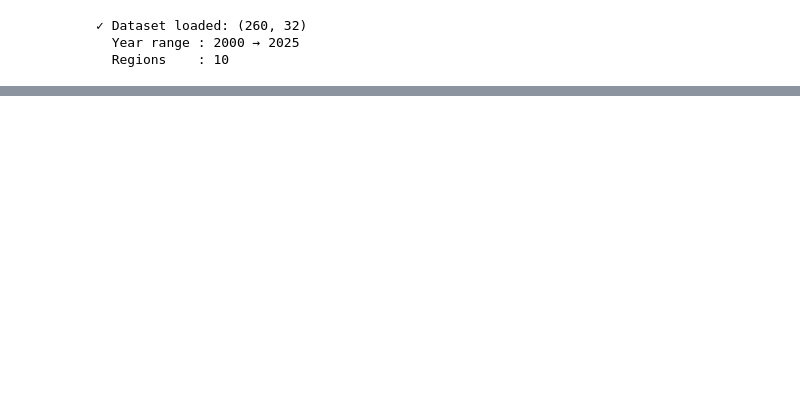
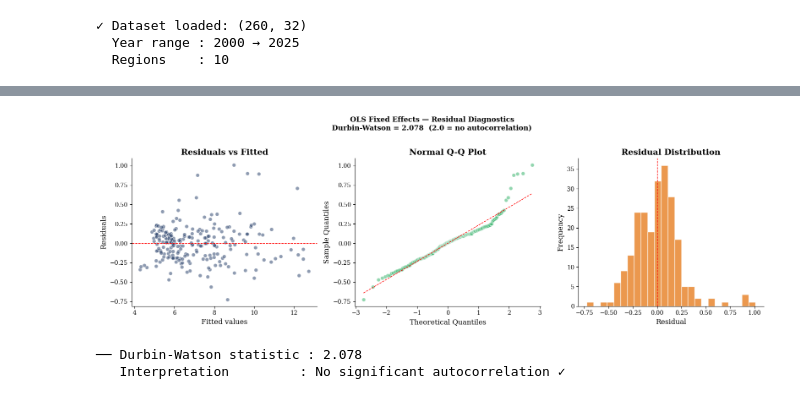
Before and after one commit to koinchsushan/houseAffordabilityDSS, a Jupyter notebook: notebooks/03_models.ipynb, the cells around one changed output, grey strips where cells are left out. Drawn from its saved outputs; the diff is of its cells as text; code cells hidden in the pictures; blank space fills up the shorter version.

```diff
--- a/notebooks/03_models.ipynb
+++ b/notebooks/03_models.ipynb
@@ -602,0 +467,70 @@ print("✓ model_predictions.csv saved")
+# %%
+# ============================================================
+# CELL 9 — Residual diagnostics: OLS Fixed Effects
+#
+# Required for academic reporting of OLS models.
+# Tests four OLS assumptions:
+#   1. Linearity      — residuals vs fitted (no pattern)
+#   2. Normality      — Q-Q plot (points on diagonal)
+#   3. Homoscedasticity — scale-location (flat line)
+#   4. No autocorrelation — Durbin-Watson statistic
+# ============================================================
+
+residuals = y - y_pred_fe
+fitted    = y_pred_fe
+
+fig, axes = plt.subplots(1, 3, figsize=(16, 5))
+
+# Panel 1: Residuals vs Fitted
+axes[0].scatter(fitted, residuals, alpha=0.5,
+                color='#1F3864', edgecolors='white', s=40)
+axes[0].axhline(y=0, color='red', linestyle='--', linewidth=1)
+axes[0].set_title('Residuals vs Fitted', fontweight='bold')
+axes[0].set_xlabel('Fitted values')
+axes[0].set_ylabel('Residuals')
+
+# Panel 2: Q-Q Plot
+from scipy import stats
+(osm, osr), (slope, intercept, r) = stats.probplot(residuals)
+axes[1].scatter(osm, osr, alpha=0.5, color='#27AE60',
+                edgecolors='white', s=40)
+axes[1].plot(osm, slope*np.array(osm)+intercept,
+             'r--', linewidth=1)
+axes[1].set_title('Normal Q-Q Plot', fontweight='bold')
+axes[1].set_xlabel('Theoretical Quantiles')
+axes[1].set_ylabel('Sample Quantiles')
+
+# Panel 3: Residual histogram
+axes[2].hist(residuals, bins=25, color='#E67E22',
+             edgecolor='white', alpha=0.8)
+axes[2].axvline(x=0, color='red', linestyle='--', linewidth=1)
+axes[2].set_title('Residual Distribution', fontweight='bold')
+axes[2].set_xlabel('Residual')
+axes[2].set_ylabel('Frequency')
+
+dw = ols_fe.durbin_watson if hasattr(ols_fe, 'durbin_watson') \
+     else sm.stats.stattools.durbin_watson(residuals)
+
+plt.suptitle(
+    f'OLS Fixed Effects — Residual Diagnostics\n'
+    f'Durbin-Watson = {dw:.3f}  '
+    f'(2.0 = no autocorrelation)',
+    fontweight='bold', y=1.02
+)
+plt.tight_layout()
+plt.savefig(PROCESSED + 'plot12_residual_diagnostics.png',
+            dpi=150, bbox_inches='tight')
+plt.show()
+
+print(f"── Durbin-Watson statistic : {dw:.3f}")
+print(f"   Interpretation         : ", end="")
+if 1.5 <= dw <= 2.5:
+    print("No significant autocorrelation ✓")
+elif dw < 1.5:
+    print("Positive autocorrelation — expected in panel data")
+else:
+    print("Negative autocorrelation")
+# %% [output]
+[figure, added]
+── Durbin-Watson statistic : 2.078
+   Interpretation         : No significant autocorrelation ✓
```
Also changed, not shown: parts of 14 cells of this notebook.
